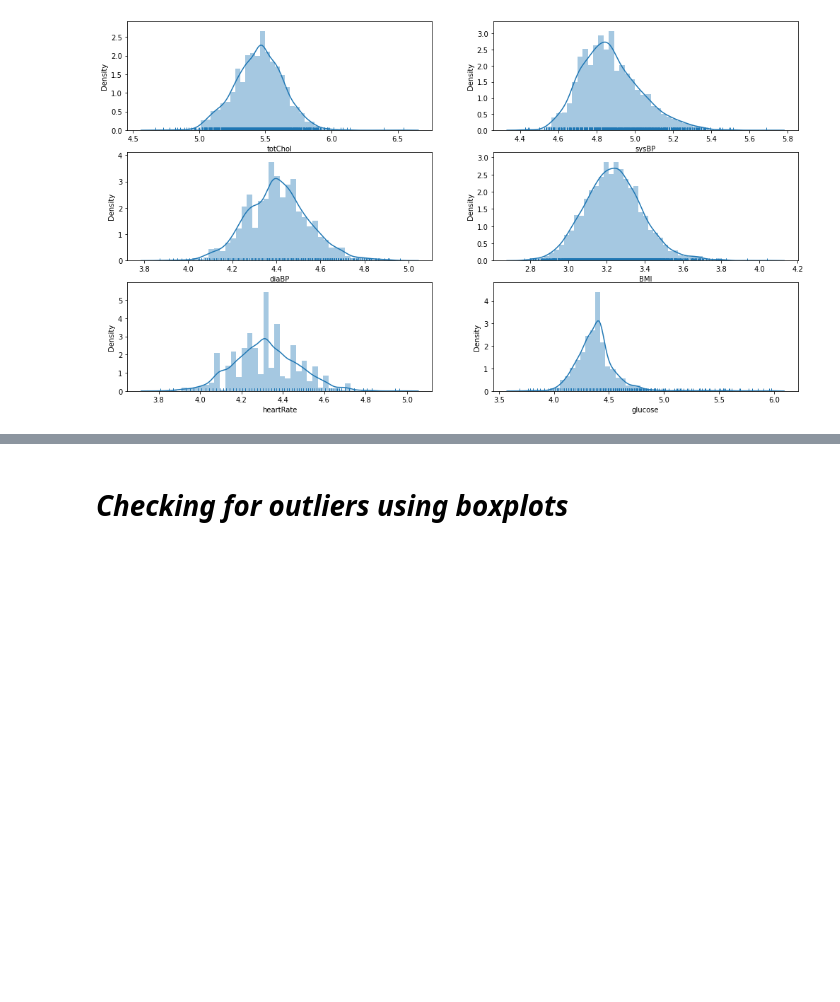
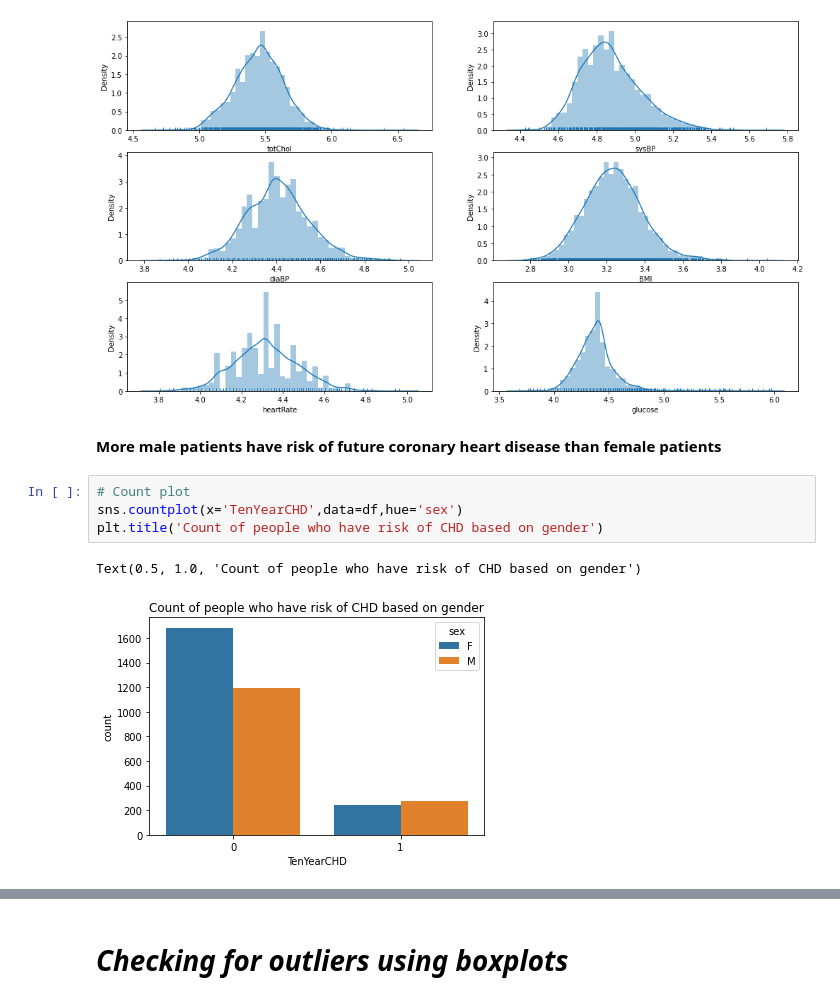
Before and after one commit to raghavendrakulkarni14/Cardiovascular_risk_prediction_classification, a Jupyter notebook: RaghavendraAKulkarniClassification.ipynb, the cells around one changed output, grey strips where cells are left out. Saved outputs shown, nothing was run; the diff lists cells and outputs as text; blank space fills up the shorter version.

```diff
--- a/RaghavendraAKulkarniClassification.ipynb
+++ b/RaghavendraAKulkarniClassification.ipynb
@@ -167,3 +167,12 @@ for i in range(len(dist_col)):
     sns.distplot(np.log(df[dist_col[i]]), hist=True, rug=True)
 # %% [output]
 [figure]
+# %% [markdown]
+**More male patients have risk of future coronary heart disease than female patients**
+# %%
+# Count plot
+sns.countplot(x='TenYearCHD',data=df,hue='sex')
+plt.title('Count of people who have risk of CHD based on gender')
+# %% [output]
+Text(0.5, 1.0, 'Count of people who have risk of CHD based on gender')
+[figure, added]
```
Also changed, not shown: parts of 14 cells of this notebook.
